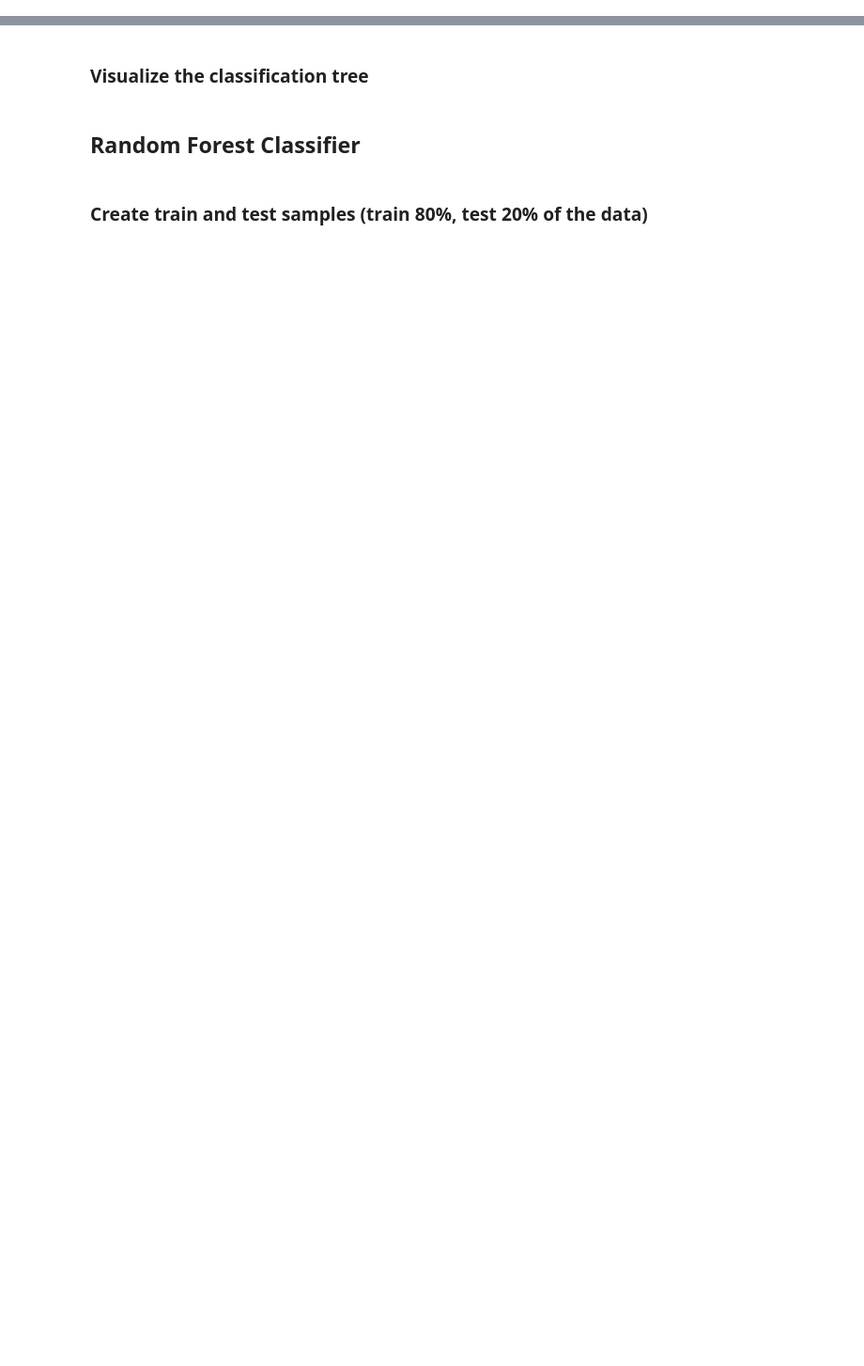
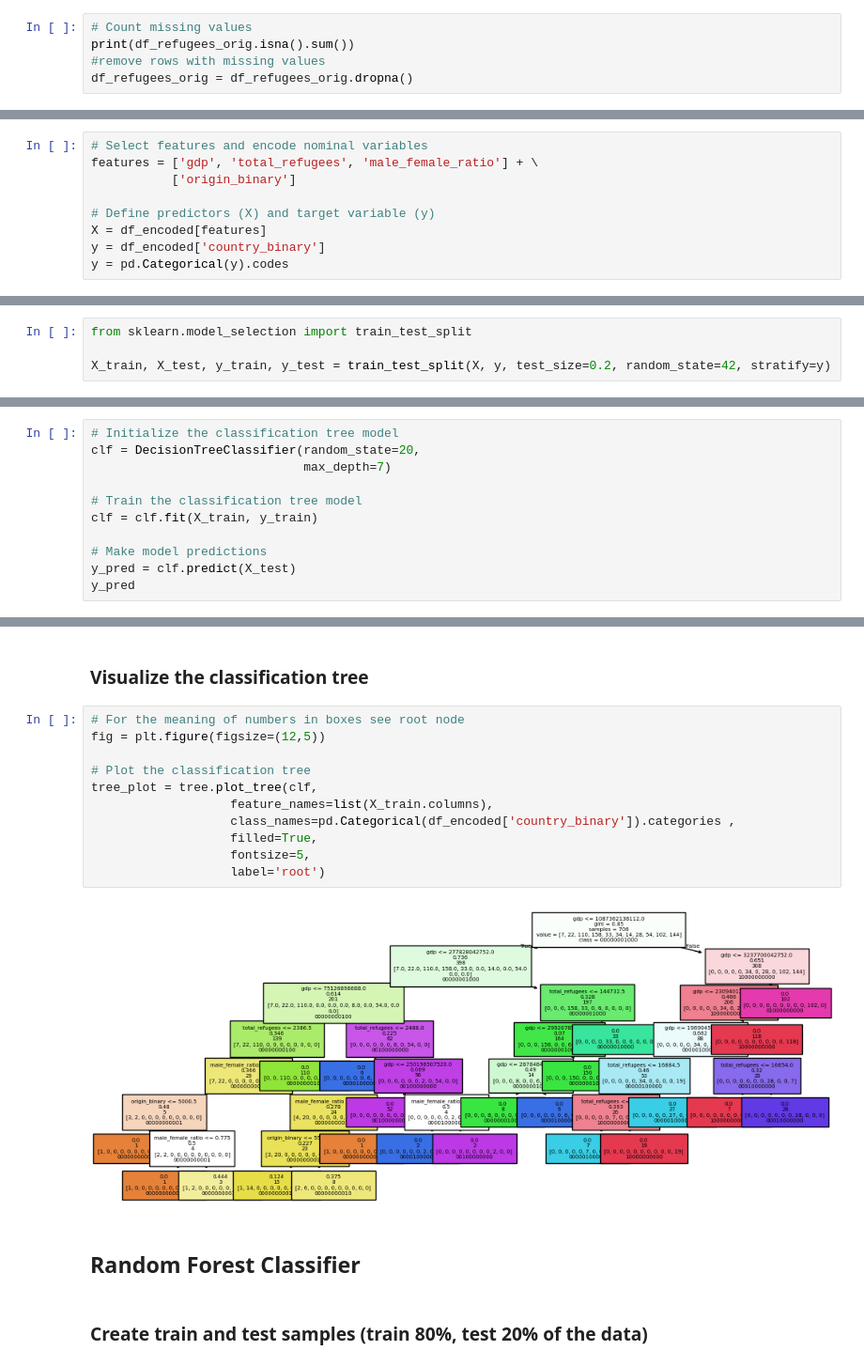
Before and after one commit to ferzanagehringer3/DataAnalyticsLN, a Jupyter notebook: Classification as Modelling Method/classification_analysis.ipynb, the cells around one changed output, grey strips where cells are left out. Shown at 94% size. Drawn from its saved outputs; the diff is of its cells as text; blank space fills up the shorter version.

```diff
--- a/Classification as Modelling Method/classification_analysis.ipynb
+++ b/Classification as Modelling Method/classification_analysis.ipynb
@@ -122,0 +64,5 @@ dtype: int64
+# %%
+# Count missing values
+print(df_refugees_orig.isna().sum())
+#remove rows with missing values
+df_refugees_orig = df_refugees_orig.dropna()
@@ -184,0 +155,9 @@ United States of America                                       0.0
+# %%
+# Select features and encode nominal variables
+features = ['gdp', 'total_refugees', 'male_female_ratio'] + \
+           ['origin_binary']
+
+# Define predictors (X) and target variable (y)
+X = df_encoded[features]
+y = df_encoded['country_binary']
+y = pd.Categorical(y).codes
@@ -186,5 +172,20 @@ United States of America                                       0.0
 ## Classification Tree
 # %% [markdown]
 ### Create train and test samples (train 80%, test 20% of the data)
+# %%
+from sklearn.model_selection import train_test_split
+
+X_train, X_test, y_train, y_test = train_test_split(X, y, test_size=0.2, random_state=42, stratify=y)
 # %% [markdown]
 ### Fit the classification tree model and make predictions
+# %%
+# Initialize the classification tree model
+clf = DecisionTreeClassifier(random_state=20,
+                             max_depth=7)
+
+# Train the classification tree model
+clf = clf.fit(X_train, y_train)
+
+# Make model predictions
+y_pred = clf.predict(X_test)
+y_pred
@@ -195,5 +259,18 @@ United States of America                                       0.0
 # %% [markdown]
 ### Visualize the classification tree
+# %%
+# For the meaning of numbers in boxes see root node
+fig = plt.figure(figsize=(12,5))
+
+# Plot the classification tree
+tree_plot = tree.plot_tree(clf,
+                   feature_names=list(X_train.columns),
+                   class_names=pd.Categorical(df_encoded['country_binary']).categories ,
+                   filled=True,
+                   fontsize=5,
+                   label='root')
+# %% [output]
+[figure, added]
 # %% [markdown]
 ## Random Forest Classifier
 # %% [markdown]
```
Also changed, not shown: parts of 31 cells of this notebook, 1 other file.
